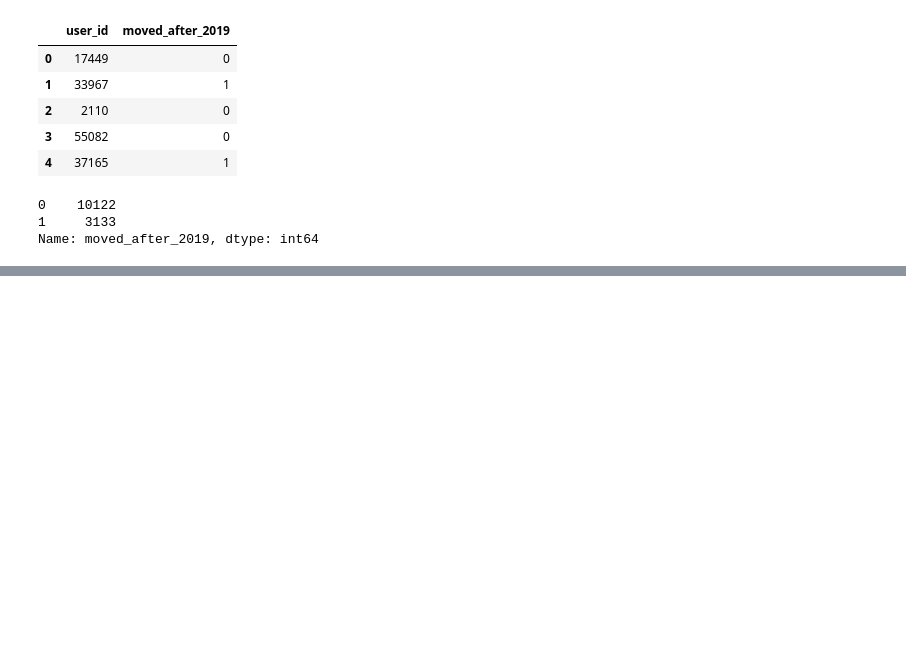
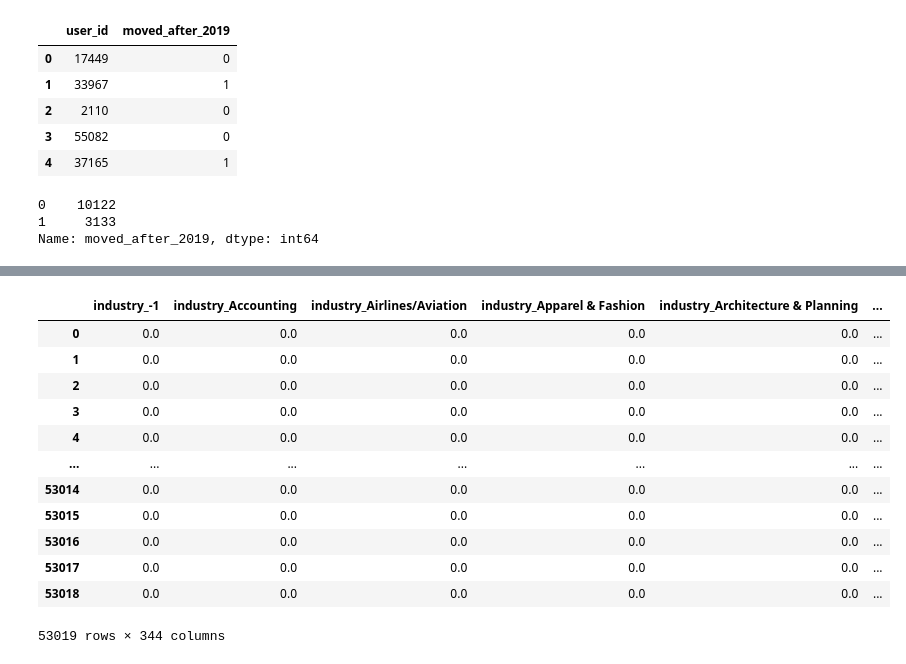
Before and after one commit to furkaneneseren/Datathon-BBVA, a Jupyter notebook: education.ipynb, the cells around one changed output, grey strips where cells are left out. Cells and saved outputs as stored; diff of their text form; code cells hidden in the pictures; blank space fills up the shorter version.

Commit message:
stacking test

```diff
--- a/education.ipynb
+++ b/education.ipynb
@@ -2302,0 +2301,3 @@ aaa
+# %%
+train = pd.read_csv("./train_user_lang_work_skill.csv")
+train = train.merge(education_js_train_agg, on="user_id", how="left")
@@ -2302,0 +2459,6 @@ aaa
+# %%
+X_train_user_id = train["user_id"]
+X_test_user_id = test["user_id"]
+
+y_train = train["moved_after_2019"]
+X_train = train.drop(columns=["moved_after_2019", "user_id"])
@@ -2302,0 +2467,24 @@ aaa
+# %%
+from sklearn.impute import SimpleImputer
+my_imputer = SimpleImputer()
+imputed_X_train = pd.DataFrame(my_imputer.fit_transform(X_train))
+imputed_X_valid = pd.DataFrame(my_imputer.transform(X_test))
+# %%
+imputed_X_train.columns = X_train.columns
+imputed_X_valid.columns = X_test.columns
+# %%
+imputed_X_train
+# %% [output]
+|  | industry_-1 | industry_Accounting | industry_Airlines/Aviation | industry_Apparel & Fashion | industry_Architecture & Planning | ... |
+| 0 | 0.0 | 0.0 | 0.0 | 0.0 | 0.0 | ... |
+| 1 | 0.0 | 0.0 | 0.0 | 0.0 | 0.0 | ... |
+| 2 | 0.0 | 0.0 | 0.0 | 0.0 | 0.0 | ... |
+| 3 | 0.0 | 0.0 | 0.0 | 0.0 | 0.0 | ... |
+| 4 | 0.0 | 0.0 | 0.0 | 0.0 | 0.0 | ... |
+| ... | ... | ... | ... | ... | ... | ... |
+| 53014 | 0.0 | 0.0 | 0.0 | 0.0 | 0.0 | ... |
+| 53015 | 0.0 | 0.0 | 0.0 | 0.0 | 0.0 | ... |
+| 53016 | 0.0 | 0.0 | 0.0 | 0.0 | 0.0 | ... |
+| 53017 | 0.0 | 0.0 | 0.0 | 0.0 | 0.0 | ... |
+| 53018 | 0.0 | 0.0 | 0.0 | 0.0 | 0.0 | ... |
+53019 rows × 344 columns
```
Also changed, not shown: parts of 17 cells of this notebook.
